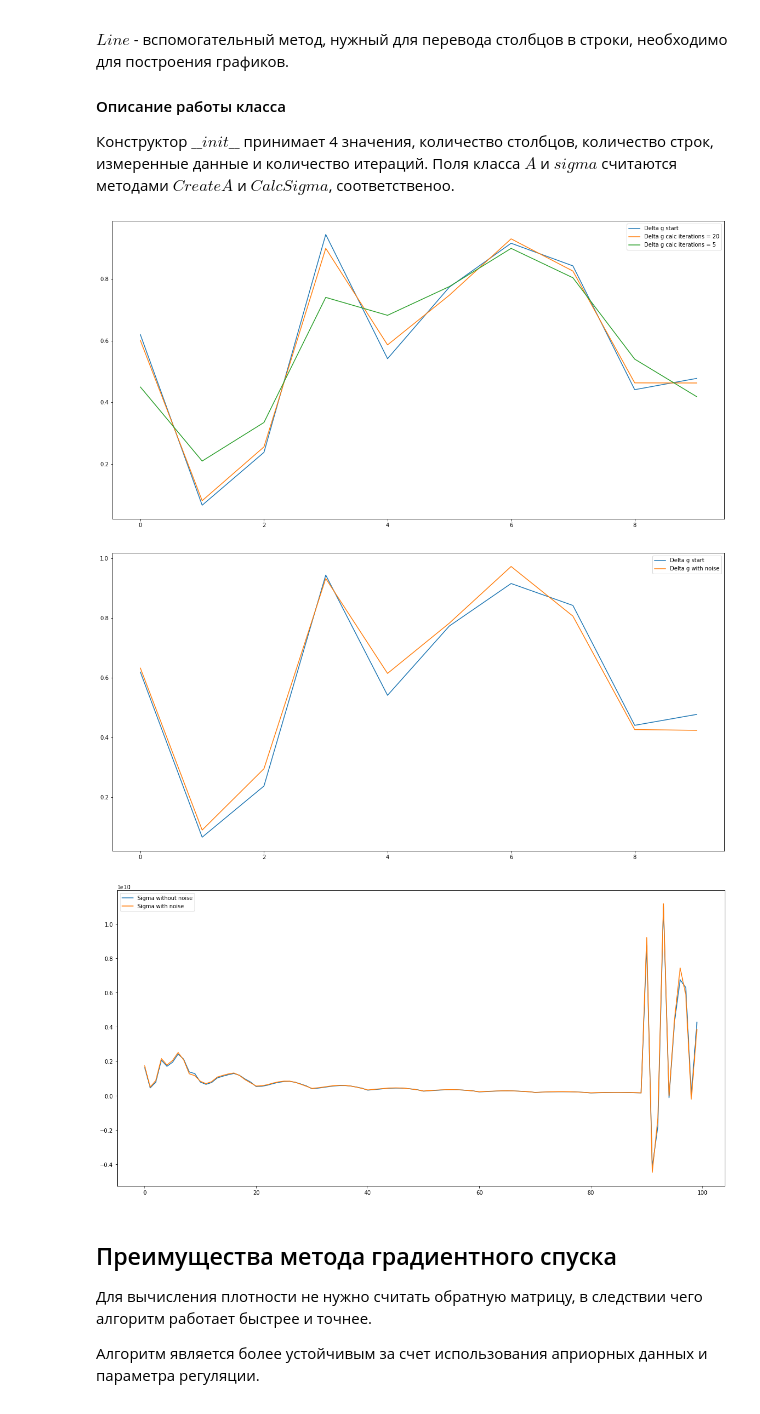
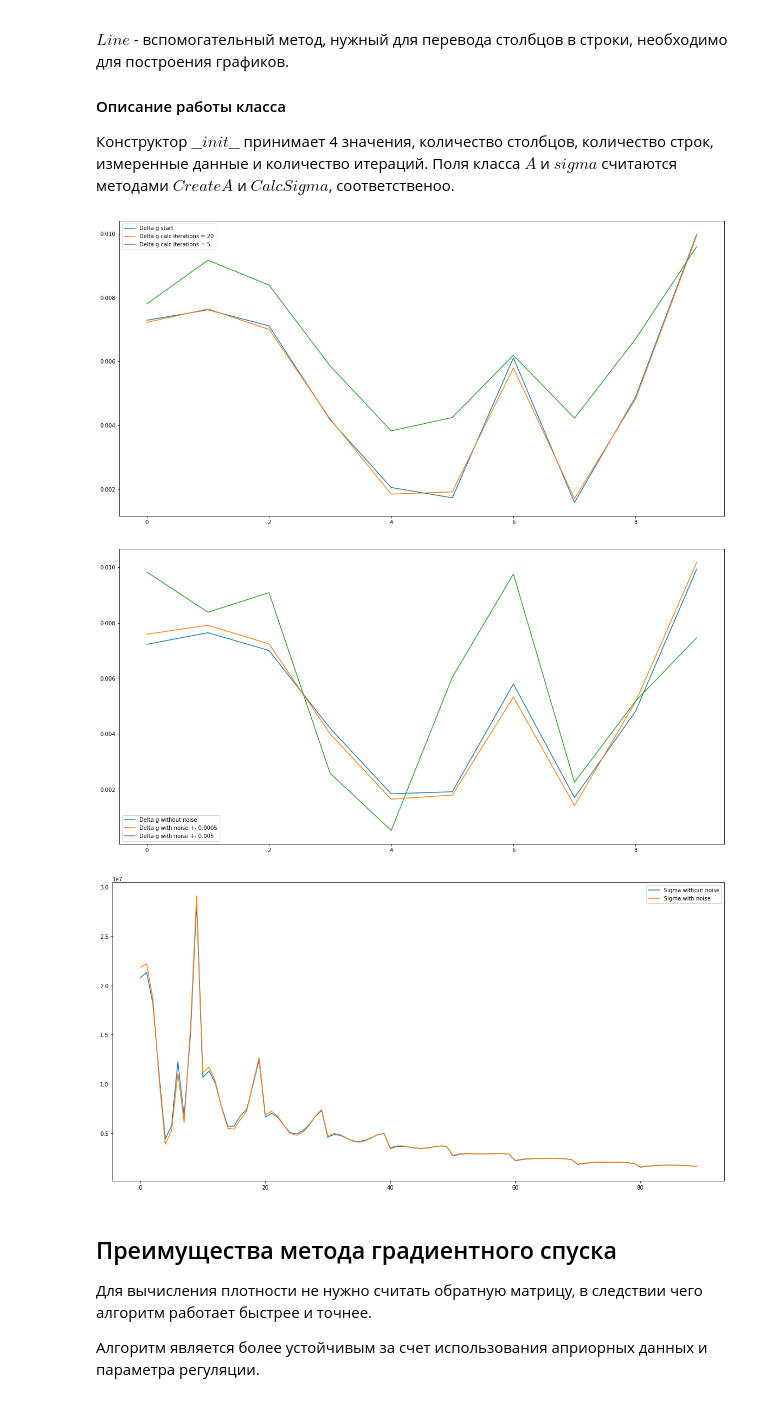
Before and after one commit to zipzap666/km2022, a Jupyter notebook: KM_ZvegaAR_0382.ipynb, the cells around one changed output. Cells and saved outputs as stored; diff of their text form; code cells hidden in the pictures.

```diff
--- a/KM_ZvegaAR_0382.ipynb
+++ b/KM_ZvegaAR_0382.ipynb
@@ -237,7 +237,7 @@ class Matrix:
         return self.LUinv()
 
     def __mul__(self, other): #Умножение матрицы на матрицу или число
-        if isinstance(other, int) or isinstance(other, sage.rings.integer.Integer):
+        if isinstance(other, int) or isinstance(other, sage.rings.integer.Integer) or isinstance(other, np.float64):
             arr = np.copy(self.arr)
             for i in np.arange(self.n):
                 for j in np.arange(self.m):
@@ -564,10 +544,23 @@ class GRAD:
     # Подсчет плотности
     def CalcSigma(self):
         sigma  = Matrix(np.zeros((self.m*self.n, 1)))
-        a = 3*10**(19) + 2*10**(18)# + 0.001
+        a = self.A.arr[0][0]**(1.82)
+        a = 1/a
         for i in np.arange(self.iteration):
             sigma =  sigma - (self.Gradient(sigma) * a)
+        return sigma
 
+    def GradientAprior(self, sigma, apr, reg):
+        return ((self.A * 2).transpose()) * ((self.A * sigma) - self.deltaG) + (reg * 2) * (sigma - apr)
+
+    # Подсчет плотности с априорными данными
+    def CalcSigmaAprior(self, apr, reg):
+        sigma  = Matrix(np.zeros((self.m*self.n, 1)))
+        a = self.A.arr[0][0]**(1.82)
+        a = 1/a
+        for i in np.arange(self.iteration):
+            sigma =  sigma - (self.GradientAprior(sigma, apr, reg) * a)
+        self.sigma = sigma
         return sigma
 
     def Line(self, row):
@@ -587,11 +580,17 @@ deltaG = np.random.rand(m,1)# генирация измеренных данны
 noiseG =  np.zeros((m, 1))
 
 for i in np.arange(m):
-    noiseG[i] = deltaG[i] - 0.05 + random.random()/10
+    deltaG[i] =  deltaG[i]/100
+    noiseG[i] = deltaG[i] - 0.0005 + random.random()/1000
 
-s = GRAD(n,m,deltaG,it) #создание объекта класса GRAD 1 приближения
+s = GRAD(n,m,deltaG,it)#создание объекта класса GRAD 1 приближения
 s2 = GRAD(n,m,noiseG,it)#создание объекта класса GRAD с шумом
 s3 = GRAD(n,m,deltaG,it2) #создание объекта класса GRAD 2 приближения
+
+for i in np.arange(m):
+    noiseG[i] = deltaG[i] - 0.005 + random.random()/100
+
+s4 = GRAD(n,m,noiseG,it)#создание объекта класса GRAD 1 приближения
 # %%
 #print("A: \n",s.A.arr)
 #print("A * AT: \n", (s.A.transpose() * s.A).arr)
@@ -601,36 +600,36 @@ s3 = GRAD(n,m,deltaG,it2) #создание объекта класса GRAD 2
 #print("CALCULATED DELTA G: \n", s.Line(s.newDeltaG))
 #print("SIGMA: \n",s.Line(s.sigma))
 #print("SIGMA: \n",s2.Line(s2.sigma))
-#print("L true: \n",((s.A + s.A).transpose() * ((s.A * s.sigma) - s.deltaG)).arr)
-#print("L false: \n",((s.A + s.A).transpose() * ((s.A * s.sigma) - s.newDeltaG)).arr)
-
-#вывод графиков
+#print(1/s.A.arr[0][0])
+#print(s.A.arr[0][0])
+#print(s.sigma.arr[0][0])
+#print(noiseG[0][0], deltaG[0][0])
 
 plt.figure(figsize=(20, 10))
 p1, = plt.plot(np.arange(s.m),s.Line(s.deltaG))
 p2, = plt.plot(np.arange(s.m),s.Line(s.newDeltaG))
 p3, = plt.plot(np.arange(s3.m),s.Line(s3.newDeltaG))
-#p4, = plt.plot(np.arange(s3.m),s.Line(s3.newDeltaG))
 plt.legend([p1,p2,p3],['Delta g start', 'Delta g calc iterations = 20', 'Delta g calc iterations = 5'])
 plt.show()
 # %% [output]
-[figure, old version]
+[figure, new version]
 # %%
 plt.figure(figsize=(20, 10))
-p1, = plt.plot(np.arange(s.m),s.Line(s.deltaG))
+p1, = plt.plot(np.arange(s.m),s.Line(s.newDeltaG))
 p2, = plt.plot(np.arange(s2.m),s.Line(s2.newDeltaG))
-plt.legend([p1,p2],['Delta g start', 'Delta g with noise'])
+p3, = plt.plot(np.arange(s4.m),s.Line(s4.newDeltaG))
+plt.legend([p1,p2, p3],['Delta g without noise', 'Delta g with noise +- 0.0005', 'Delta g with noise +- 0.005'])
 plt.show()
 # %% [output]
-[figure, old version]
+[figure, new version]
 # %%
 plt.figure(figsize=(20, 10))
-p1, = plt.plot(np.arange(s.m * s.n),s.Line(s.sigma))
-p2, = plt.plot(np.arange(s2.m * s2.n),s.Line(s2.sigma))
+p1, = plt.plot(np.arange(s.m * s.n)[:s.m * s.n - s.n],s.Line(s.sigma)[:s.m * s.n - s.n])
+p2, = plt.plot(np.arange(s2.m * s2.n)[:s2.m * s2.n - s2.n],s2.Line(s2.sigma)[:s2.m * s2.n - s2.n])
 plt.legend([p1,p2],['Sigma without noise', 'Sigma with noise'])
 plt.show()
 # %% [output]
-[figure, old version]
+[figure, new version]
 # %% [markdown]
 ## Преимущества метода градиентного спуска
 
```
Also changed, not shown: parts of 2 cells of this notebook.
